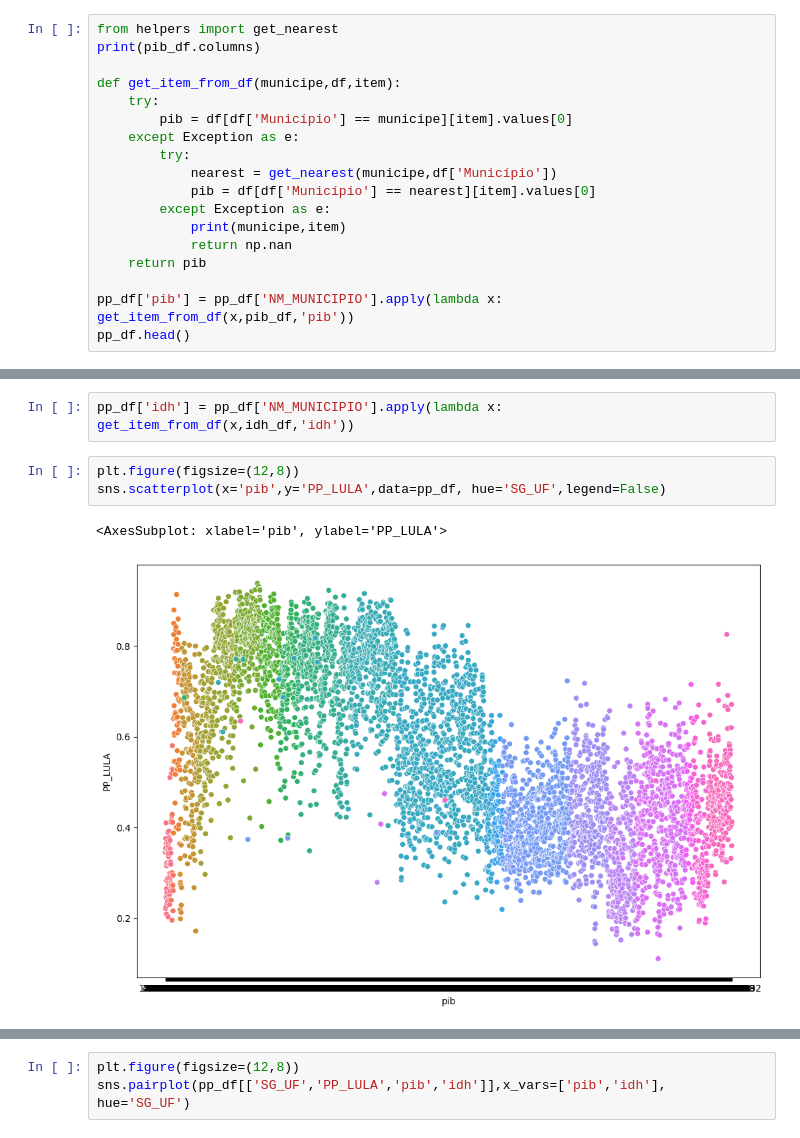
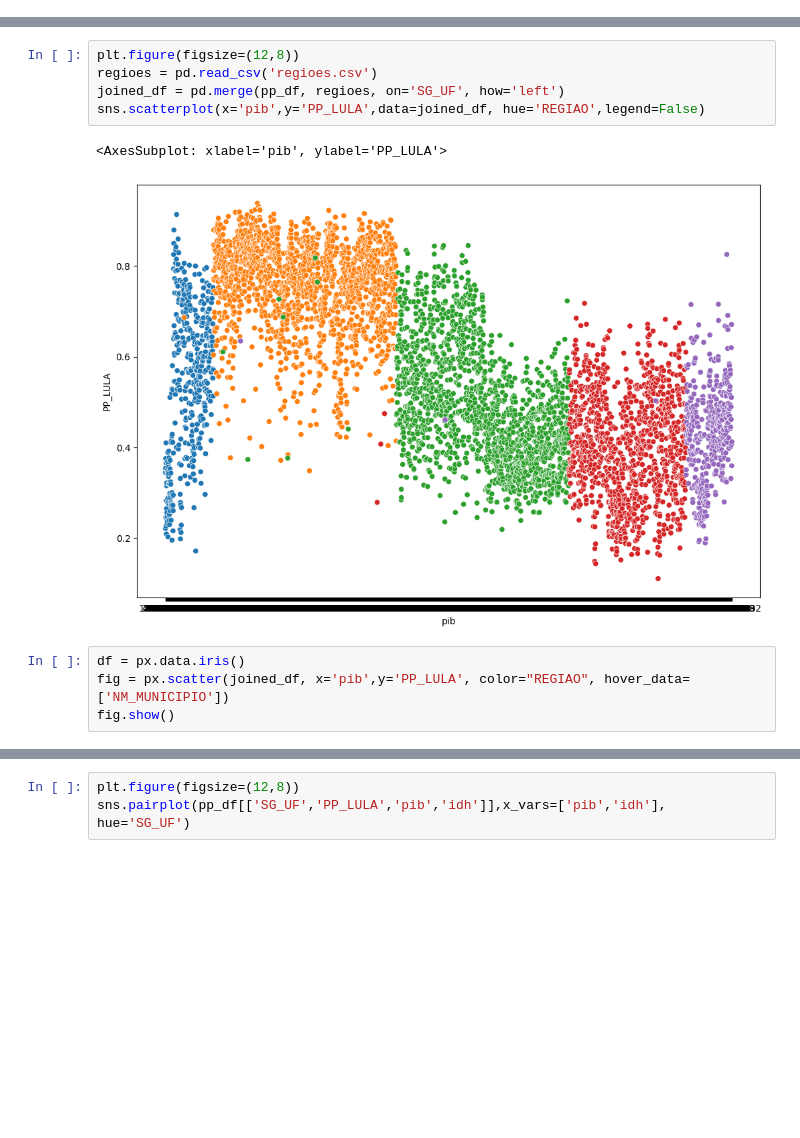
Before and after one commit to luisArthurRodriguesDaSilva/analise-eleicoes-brasileiras-2022, a Jupyter notebook: apresentações/apresentaçãov2.ipynb, the cells around one changed output, grey strips where cells are left out. Saved outputs shown, nothing was run; the diff lists cells and outputs as text; blank space fills up the shorter version.

```diff
--- a/apresentações/apresentaçãov2.ipynb
+++ b/apresentações/apresentaçãov2.ipynb
@@ -29,18 +16,0 @@ pib_df.head()
-# %%
-from helpers import get_nearest
-print(pib_df.columns)
-
-def get_item_from_df(municipe,df,item):
-    try:
-        pib = df[df['Município'] == municipe][item].values[0]
-    except Exception as e:
-        try:
-            nearest = get_nearest(municipe,df['Município'])
-            pib = df[df['Município'] == nearest][item].values[0]
-        except Exception as e:
-            print(municipe,item)
-            return np.nan
-    return pib
-
-pp_df['pib'] = pp_df['NM_MUNICIPIO'].apply(lambda x: get_item_from_df(x,pib_df,'pib'))
-pp_df.head()
@@ -68,9 +17,13 @@ idh_df.head()
-# %%
-pp_df['idh'] = pp_df['NM_MUNICIPIO'].apply(lambda x: get_item_from_df(x,idh_df,'idh'))
 # %%
 plt.figure(figsize=(12,8))
-sns.scatterplot(x='pib',y='PP_LULA',data=pp_df, hue='SG_UF',legend=False)
+regioes = pd.read_csv('regioes.csv')
+joined_df = pd.merge(pp_df, regioes, on='SG_UF', how='left')
+sns.scatterplot(x='pib',y='PP_LULA',data=joined_df, hue='REGIAO',legend=False)
 # %% [output]
 <AxesSubplot: xlabel='pib', ylabel='PP_LULA'>
-[figure, old version]
+[figure, new version]
+# %%
+df = px.data.iris()
+fig = px.scatter(joined_df, x='pib',y='PP_LULA', color="REGIAO", hover_data=['NM_MUNICIPIO'])
+fig.show()
 # %%
```
Also changed, not shown: parts of 5 cells of this notebook, 3 other files.
